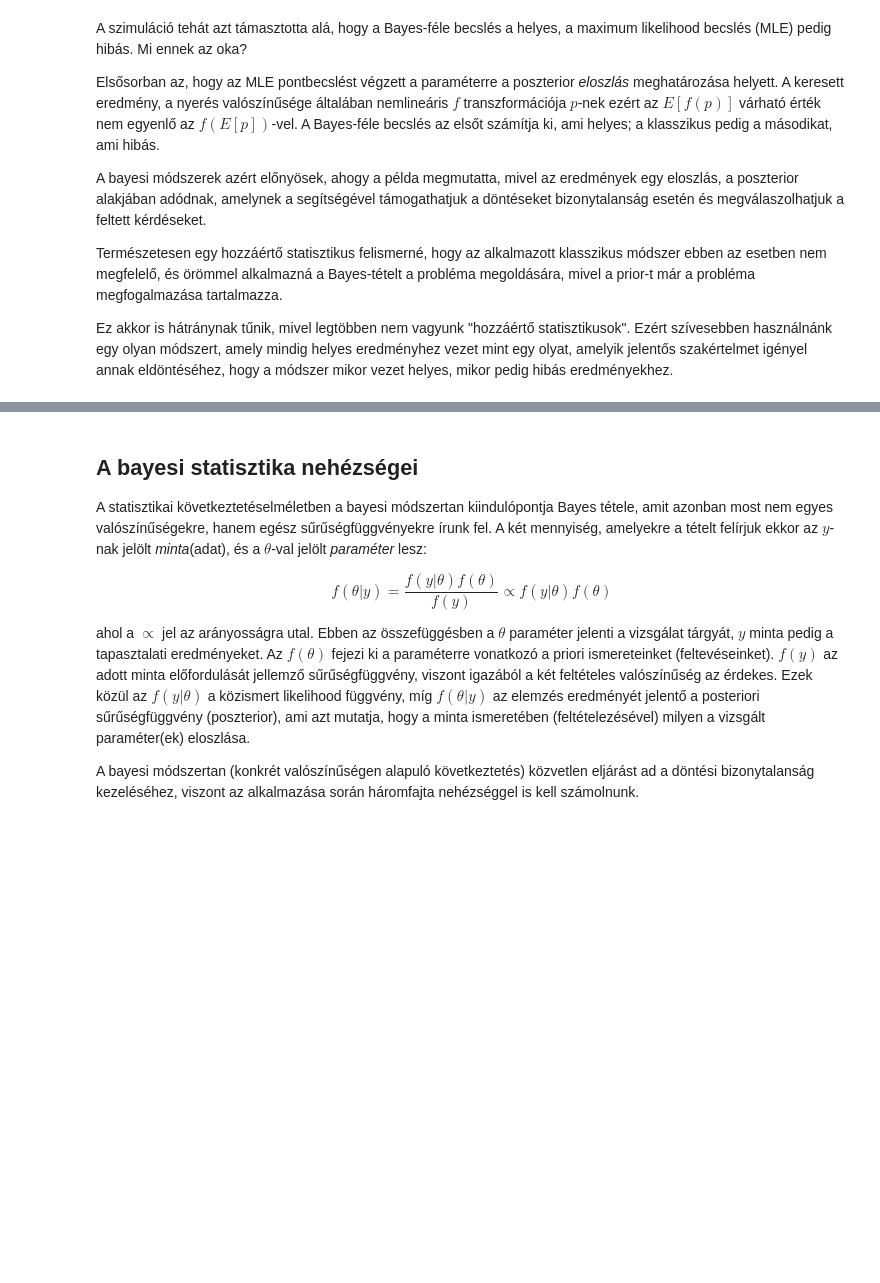
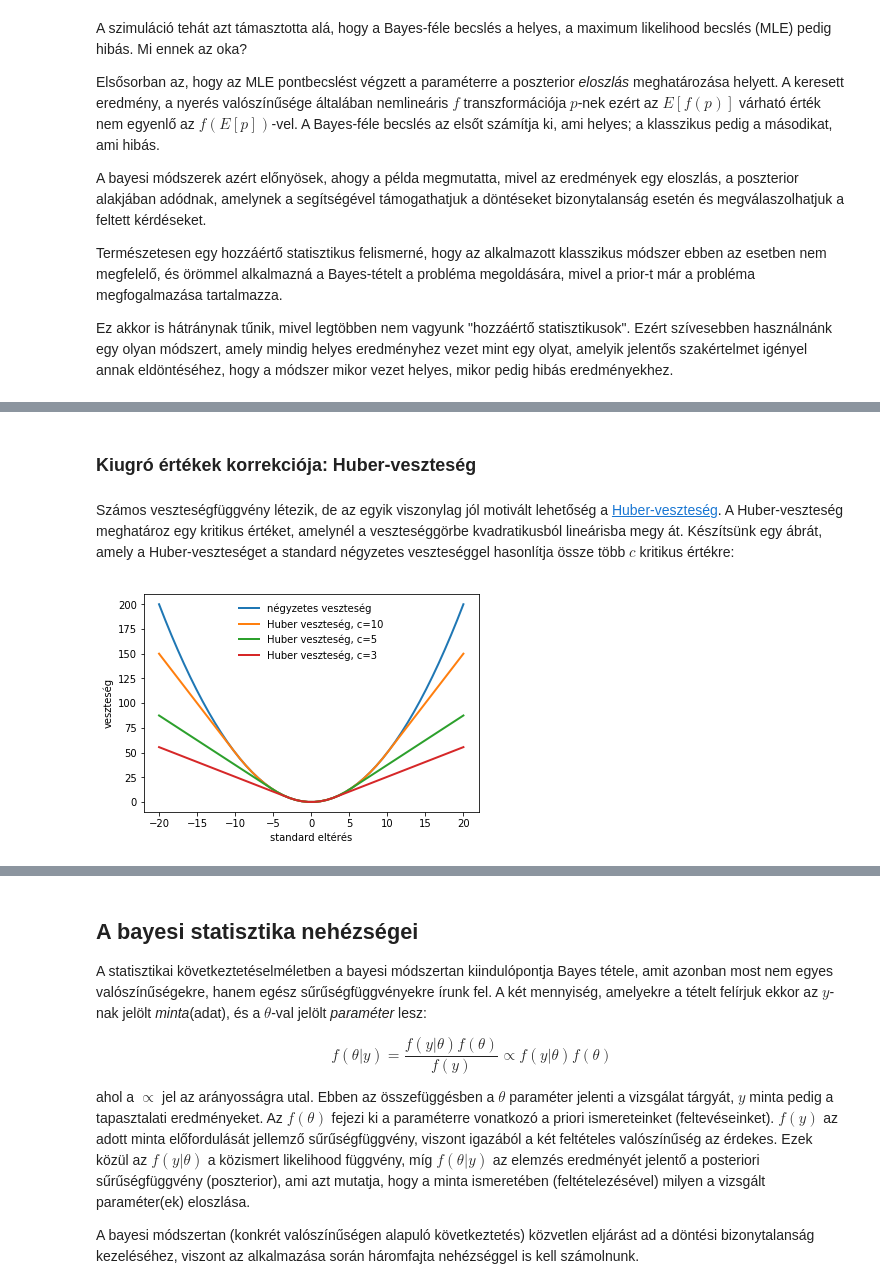
Before and after one commit to gyulat/Bayes, a Jupyter notebook: Bayes.ipynb, the cells around one changed output, grey strips where cells are left out. Cells and saved outputs as stored; diff of their text form; code cells hidden in the pictures; blank space fills up the shorter version.

```diff
--- a/Bayes.ipynb
+++ b/Bayes.ipynb
@@ -212,0 +347,19 @@ Ez akkor is hátránynak tűnik, mivel legtöbben nem vagyunk "hozzáértő stat
+# %% [markdown]
+### Kiugró értékek korrekciója: Huber-veszteség
+# %% [markdown]
+Számos veszteségfüggvény létezik, de az egyik viszonylag jól motivált lehetőség a [Huber-veszteség](http://en.wikipedia.org/wiki/Huber_loss_function). A Huber-veszteség meghatároz egy kritikus értéket, amelynél a veszteséggörbe kvadratikusból lineárisba megy át. Készítsünk egy ábrát, amely a Huber-veszteséget a standard négyzetes veszteséggel hasonlítja össze több $c$ kritikus értékre:
+# %%
+t = np.linspace(-20, 20)
+
+def huber_loss(t, c=3):
+    return ((abs(t) < c) * 0.5 * t ** 2
+            + (abs(t) >= c) * -c * (0.5 * c - abs(t)))
+
+plt.plot(t, 0.5 * t ** 2, label="négyzetes veszteség", lw=2)
+for c in (10, 5, 3):
+    plt.plot(t, huber_loss(t, c), label="Huber veszteség, c={0}".format(c), lw=2)
+plt.ylabel('veszteség')
+plt.xlabel('standard eltérés')
+plt.legend(loc='best', frameon=False);
+# %% [output]
+[figure, added]
```
Also changed, not shown: parts of 32 cells of this notebook, 1 other file.
